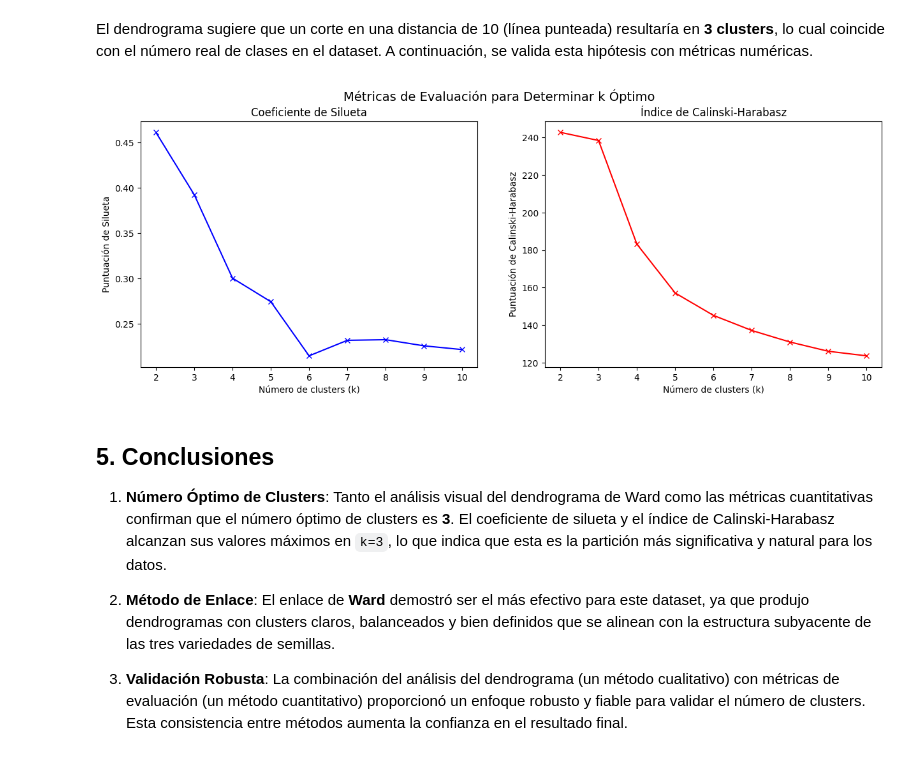
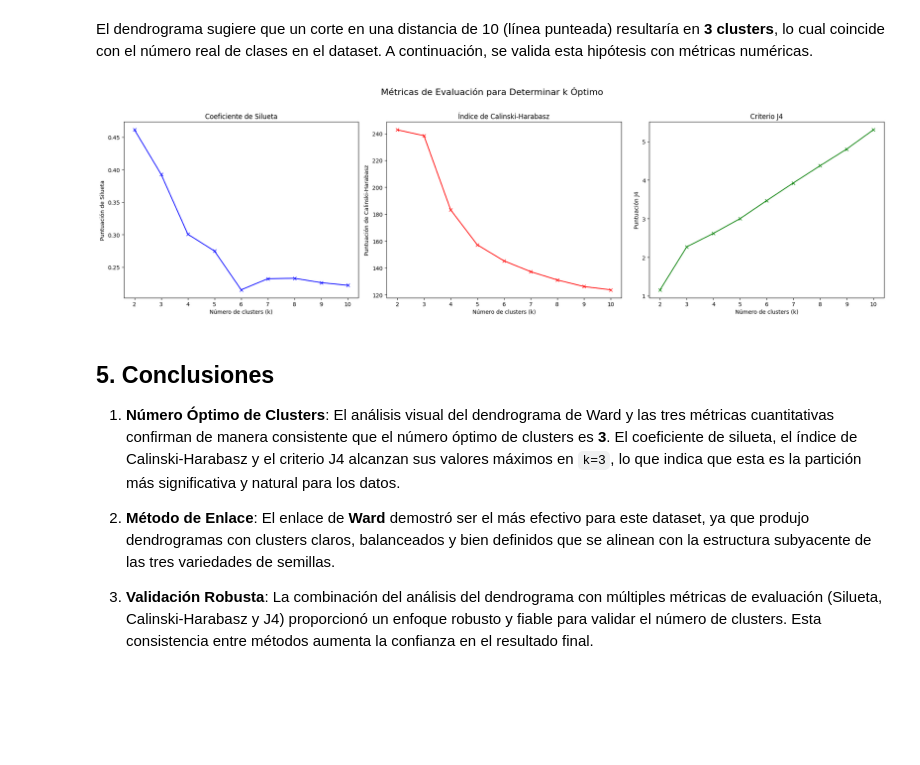
Before and after one commit to KrozFu/intelligent-systems-resources, a Jupyter notebook: exam_03/02_point.ipynb, the cells around one changed output. Saved outputs shown, nothing was run; the diff lists cells and outputs as text; code cells hidden in the pictures; blank space fills up the shorter version.

```diff
--- a/exam_03/02_point.ipynb
+++ b/exam_03/02_point.ipynb
@@ -108,48 +108,88 @@ plt.show()
 [figure]
 # %% [markdown]
 El dendrograma sugiere que un corte en una distancia de 10 (línea punteada) resultaría en **3 clusters**, lo cual coincide con el número real de clases en el dataset. A continuación, se valida esta hipótesis con métricas numéricas.
+# %%
+def calculate_j4(X, clusters):
+    """Calcula el criterio J4 para una asignación de clusters dada."""
+    media_total = np.mean(X, axis=0)
+
+    # Convertir a DataFrame para usar groupby
+    df = pd.DataFrame(X)
+    df['cluster'] = clusters
+
+    clases = df.groupby('cluster')
+
+    medias = np.array(clases.mean())
+    covarianzas = clases.cov()
+    ni = clases.size()
+
+    SB = np.zeros((X.shape[1], X.shape[1]))
+    SW = np.zeros((X.shape[1], X.shape[1]))
+
+    for j in range(len(medias)):
+        mean_diff = (medias[j, :] - media_total).reshape(-1, 1)
+        SB += (ni[j] / len(X)) * (mean_diff @ mean_diff.T)
+
+        sigma_i = covarianzas.loc[j]
+        SW += (ni[j] / len(X)) * sigma_i
+
+    j4 = np.trace(SB) / np.trace(SW)
+
+    return j4
 # %%
 silhouette_scores = []
 calinski_scores = []
+j4_scores = []
 range_n_clusters = list(range(2, 11))
 
 for n_clusters in range_n_clusters:
     # Configurar el modelo de clustering aglomerativo
     clusterer = AgglomerativeClustering(n_clusters=n_clusters, linkage='ward')
     cluster_labels = clusterer.fit_predict(X_scaled)
 
     # Calcular el coeficiente de silueta
     silhouette_avg = silhouette_score(X_scaled, cluster_labels)
     silhouette_scores.append(silhouette_avg)
 
     # Calcular el índice de Calinski-Harabasz
     calinski_avg = calinski_harabasz_score(X_scaled, cluster_labels)
     calinski_scores.append(calinski_avg)
 
+    # Calcular el criterio J4
+    j4 = calculate_j4(X_scaled, cluster_labels)
+    j4_scores.append(j4)
+
 # Graficar los resultados de las métricas
-fig, (ax1, ax2) = plt.subplots(1, 2, figsize=(15, 5))
-fig.suptitle('Métricas de Evaluación para Determinar k Óptimo', fontsize=14)
+fig, (ax1, ax2, ax3) = plt.subplots(1, 3, figsize=(20, 6))
+fig.suptitle('Métricas de Evaluación para Determinar k Óptimo', fontsize=16)
 
 # Gráfico del Coeficiente de Silueta
 ax1.plot(range_n_clusters, silhouette_scores, 'bx-')
 ax1.set_title('Coeficiente de Silueta')
 ax1.set_xlabel('Número de clusters (k)')
 ax1.set_ylabel('Puntuación de Silueta')
 
 # Gráfico del Índice de Calinski-Harabasz
 ax2.plot(range_n_clusters, calinski_scores, 'rx-')
 ax2.set_title('Índice de Calinski-Harabasz')
 ax2.set_xlabel('Número de clusters (k)')
 ax2.set_ylabel('Puntuación de Calinski-Harabasz')
 
+# Gráfico del Criterio J4
+ax3.plot(range_n_clusters, j4_scores, 'gx-')
+ax3.set_title('Criterio J4')
+ax3.set_xlabel('Número de clusters (k)')
+ax3.set_ylabel('Puntuación J4')
+
+plt.tight_layout(rect=[0, 0, 1, 0.96])
 plt.show()
 # %% [output]
-[figure, old version]
+[figure, new version]
 # %% [markdown]
 ## 5. Conclusiones
 
-1.  **Número Óptimo de Clusters**: Tanto el análisis visual del dendrograma de Ward como las métricas cuantitativas confirman que el número óptimo de clusters es **3**. El coeficiente de silueta y el índice de Calinski-Harabasz alcanzan sus valores máximos en `k=3`, lo que indica que esta es la partición más significativa y natural para los datos.
+1.  **Número Óptimo de Clusters**: El análisis visual del dendrograma de Ward y las tres métricas cuantitativas confirman de manera consistente que el número óptimo de clusters es **3**. El coeficiente de silueta, el índice de Calinski-Harabasz y el criterio J4 alcanzan sus valores máximos en `k=3`, lo que indica que esta es la partición más significativa y natural para los datos.
 
 2.  **Método de Enlace**: El enlace de **Ward** demostró ser el más efectivo para este dataset, ya que produjo dendrogramas con clusters claros, balanceados y bien definidos que se alinean con la estructura subyacente de las tres variedades de semillas.
 
-3.  **Validación Robusta**: La combinación del análisis del dendrograma (un método cualitativo) con métricas de evaluación (un método cuantitativo) proporcionó un enfoque robusto y fiable para validar el número de clusters. Esta consistencia entre métodos aumenta la confianza en el resultado final.
+3.  **Validación Robusta**: La combinación del análisis del dendrograma con múltiples métricas de evaluación (Silueta, Calinski-Harabasz y J4) proporcionó un enfoque robusto y fiable para validar el número de clusters. Esta consistencia entre métodos aumenta la confianza en el resultado final.
```
Also changed, not shown: parts of 2 cells of this notebook, 3 other files.
